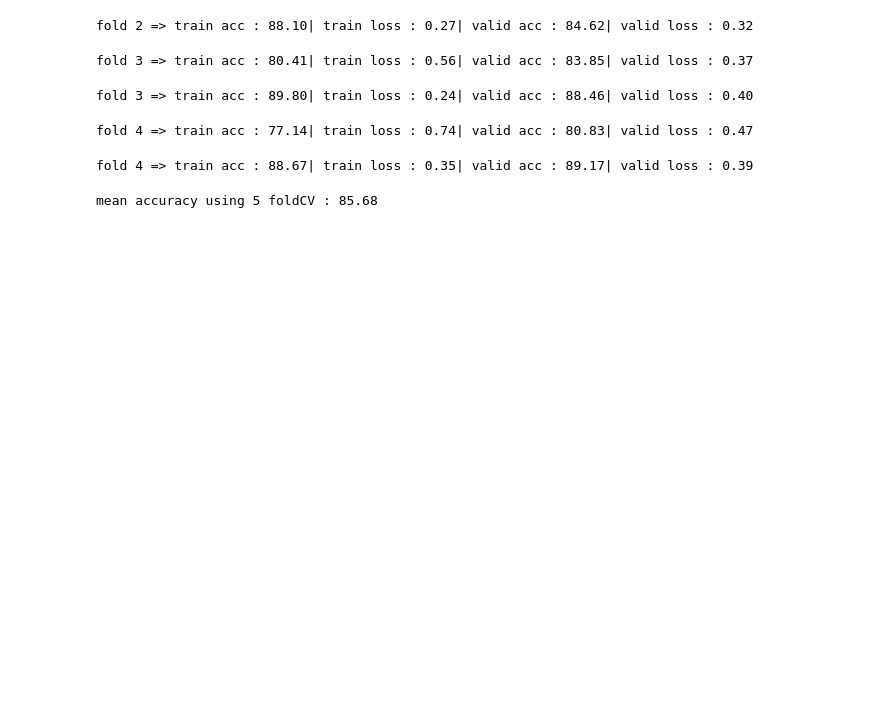
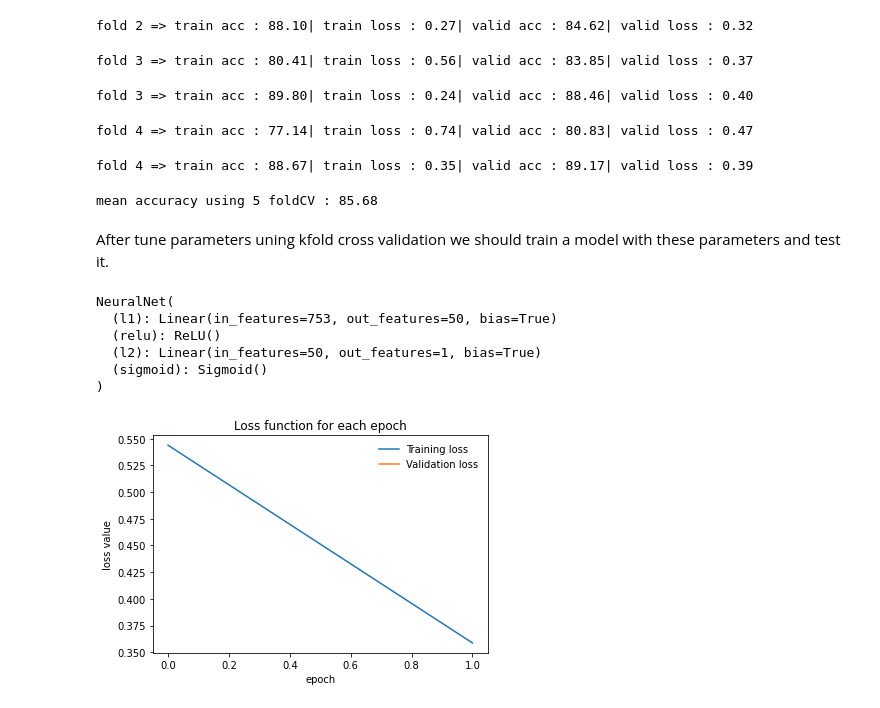
Before and after one commit to ZahraDehghani99/Parkinson-Disease-Classification, a Jupyter notebook: parkinson_disease_classification.ipynb, the cells around one changed output. Drawn from its saved outputs; the diff is of its cells as text; code cells hidden in the pictures; blank space fills up the shorter version.

Commit message:
Train a mlp model (train acc:89 | test acc:83)

```diff
--- a/parkinson_disease_classification.ipynb
+++ b/parkinson_disease_classification.ipynb
@@ -880,3 +880,34 @@ mean_cv_scores = {k: np.mean(v) for k, v in cv_scores.items()}
 print(f"mean accuracy using 5 foldCV : {mean_cv_scores['Accuracy']:0.2f}")
 # %% [output]
 mean accuracy using 5 foldCV : 85.68
+# %% [markdown]
+After tune parameters uning kfold cross validation we should train a model with these parameters and test it.
+# %%
+# create model
+model = NeuralNet(input_size,hidden_size, output_size)
+
+# create loss and optimizer
+criterion = nn.BCELoss()
+optimizer = torch.optim.Adam(model.parameters(), lr= learning_rate)
+scheduler = lr_scheduler.StepLR(optimizer, 2, gamma=0.7)
+
+total_step = len(train_loader)
+# %%
+model
+# %% [output]
+NeuralNet(
+  (l1): Linear(in_features=753, out_features=50, bias=True)
+  (relu): ReLU()
+  (l2): Linear(in_features=50, out_features=1, bias=True)
+  (sigmoid): Sigmoid()
+)
+# %%
+train_loss, valid_loss = [], []
+# train_acc, valid_acc = [], []
+
+for epoch in range(num_epoch):
+
+  train_loss, train_acc = train_fun(model, train_loader)
+  writer.flush()
+  # valid_loss, valid_acc = evaluate(model, valid_loader)
+  scheduler.step()
@@ -882,0 +916,11 @@ mean accuracy using 5 foldCV : 85.68
+# %%
+#Training and validation loss
+plt.plot(train_loss, label='Training loss')
+plt.plot(valid_loss, label='Validation loss')
+plt.legend(frameon=False)
+plt.xlabel('epoch')
+plt.ylabel('loss value')
+plt.title("Loss function for each epoch")
+plt.show()
+# %% [output]
+[figure, added]
```
Also changed, not shown: parts of 8 cells of this notebook.
